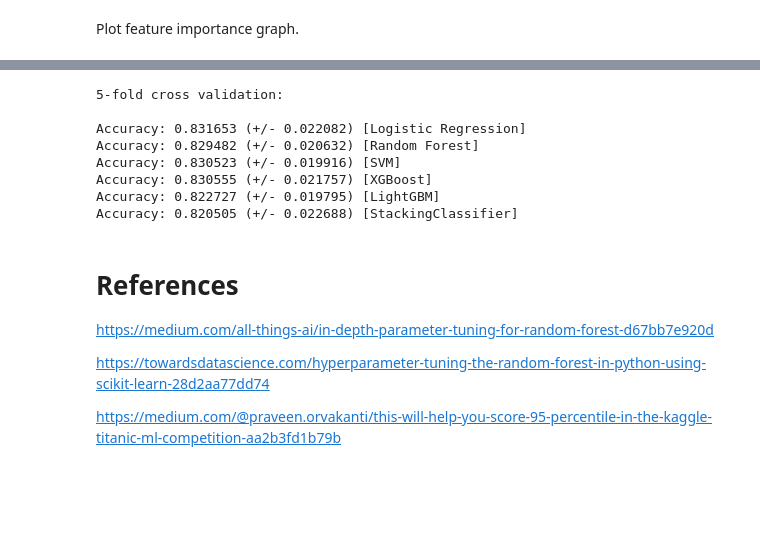
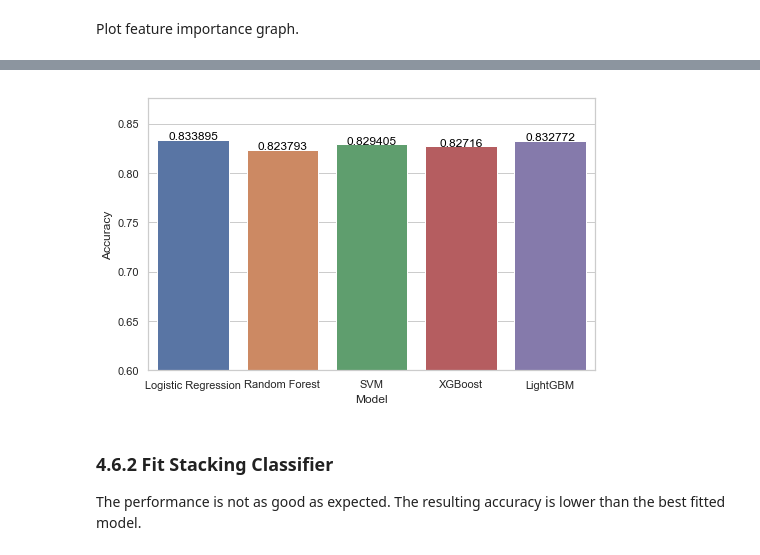
Before and after one commit to Shenghao1993/kaggle-titanic-survival-classification, a Jupyter notebook: Titanic - Model Training & Evaluation.ipynb, the cells around one changed output, grey strips where cells are left out. Cells and saved outputs as stored; diff of their text form; code cells hidden in the pictures; blank space fills up the shorter version.

Commit message:
Add stacking model and prediction

```diff
--- a/Titanic - Model Training & Evaluation.ipynb
+++ b/Titanic - Model Training & Evaluation.ipynb
@@ -416,17 +417,17 @@ ROC =  0.752386
 #     "colsample_bytree" : [i/10.0 for i in range(6, 10)]
 # }
 tuned_parameters = {
-    "subsample"        : [i/100.0 for i in range(50, 70, 5)],
-    "colsample_bytree" : [i/100.0 for i in range(80, 100, 5)]
+    "subsample"        : [i/100.0 for i in range(70, 90, 5)],
+    "colsample_bytree" : [i/100.0 for i in range(70, 90, 5)]
 }
 model_xgb = XGBClassifier(learning_rate=0.1,
                           n_estimators=140,
-                          max_depth=5,
-                          min_child_weight=1,
-                          gamma=0.2,
+                          max_depth=7,
+                          min_child_weight=3,
+                          gamma=0,
                           subsample=0.8,
                           colsample_bytree=0.8,
-                          objective= 'binary:logistic',
+                          objective='binary:logistic',
                           nthread=4,
                           scale_pos_weight=1,
                           seed=27)
@@ -673,42 +679,13 @@ The class-probabilities of the first-level classifiers are used to train the met
-# %%
-clf1 = logreg_grid.best_estimator_
-clf2 = rf_random.best_estimator_
-clf3 = svm_grid.best_estimator_
-clf4 = xgb_grid.best_estimator_
-clf5 = lgb_grid.best_estimator_
-lr = LogisticRegression()
-sclf = StackingClassifier(classifiers=[clf1, clf2, clf3, clf4, clf5],
-                          use_probas=True,
-                          average_probas=False,
-                          meta_classifier=lr)
-
-print('5-fold cross validation:\n')
-
-for clf, label in zip([clf1, clf2, clf3, clf4, clf5, sclf],
-                      ['Logistic Regression',
-                       'Random Forest',
-                       'SVM',
-                       'XGBoost',
-                       'LightGBM',
-                       'StackingClassifier']):
-
-    scores = model_selection.cross_val_score(clf, train_df[features], train_df['Survived'],
-                                              cv=5, scoring='accuracy')
-    print("Accuracy: %0.6f (+/- %0.6f) [%s]"
-          % (scores.mean(), scores.std(), label))
-# %% [output]
-5-fold cross validation:
-
-Accuracy: 0.831653 (+/- 0.022082) [Logistic Regression]
-Accuracy: 0.829482 (+/- 0.020632) [Random Forest]
-Accuracy: 0.830523 (+/- 0.019916) [SVM]
-Accuracy: 0.830555 (+/- 0.021757) [XGBoost]
-Accuracy: 0.822727 (+/- 0.019795) [LightGBM]
-Accuracy: 0.820505 (+/- 0.022688) [StackingClassifier]
-# %% [markdown]
-# References
-https://medium.com/all-things-ai/in-depth-parameter-tuning-for-random-forest-d67bb7e920d
-
-https://towardsdatascience.com/hyperparameter-tuning-the-random-forest-in-python-using-scikit-learn-28d2aa77dd74
-
-https://medium.com/@praveen.orvakanti/this-will-help-you-score-95-percentile-in-the-kaggle-titanic-ml-competition-aa2b3fd1b79b
+# %%
+model_metrics_df = pd.DataFrame(list(model_metrics.items()), columns=["Model", "Accuracy"])
+plt.figure(figsize=(8, 5))
+sns.set(style="whitegrid")
+g = sns.barplot(x="Model", y="Accuracy", data=model_metrics_df)
+g.set(ylim=(0.6, None))
+for index, row in model_metrics_df.iterrows():
+    g.text(row.name, row.Accuracy, round(row.Accuracy, 6), color='black', ha="center")
+# %% [output]
+[figure, added]
+# %% [markdown]
+### 4.6.2 Fit Stacking Classifier
+The performance is not as good as expected. The resulting accuracy is lower than the best fitted model.
```
Also changed, not shown: parts of 23 cells of this notebook, 1 other file.
